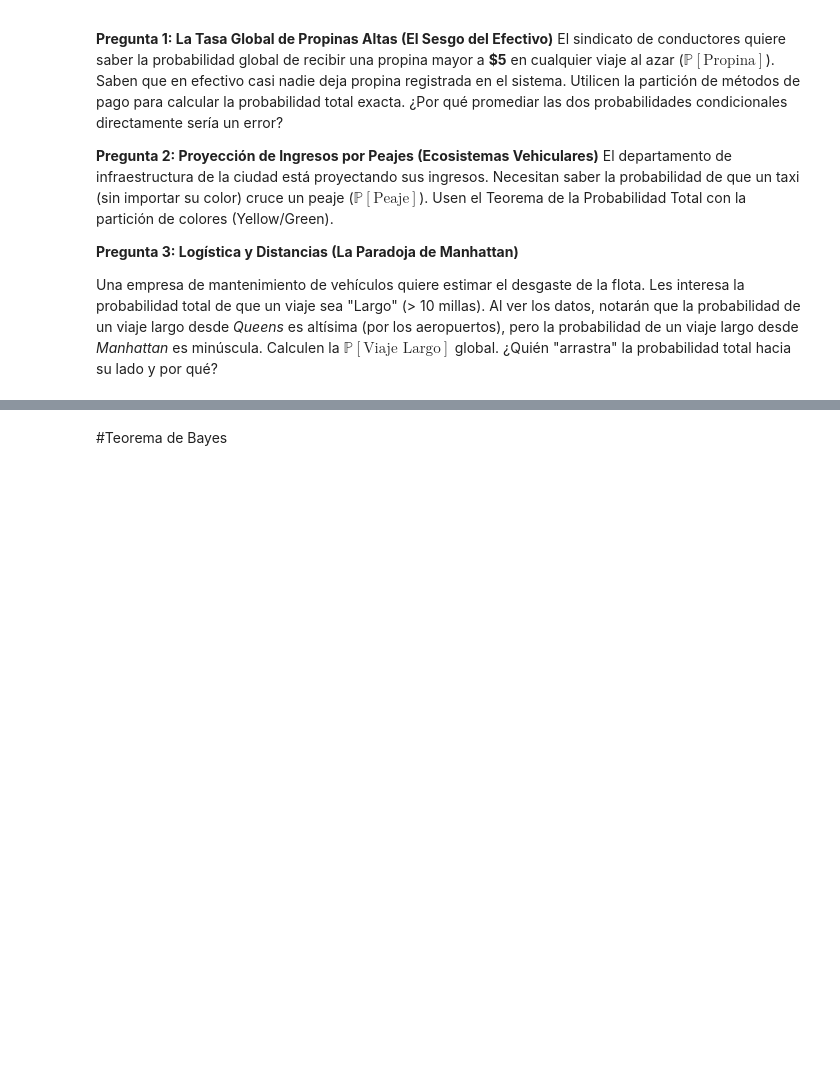
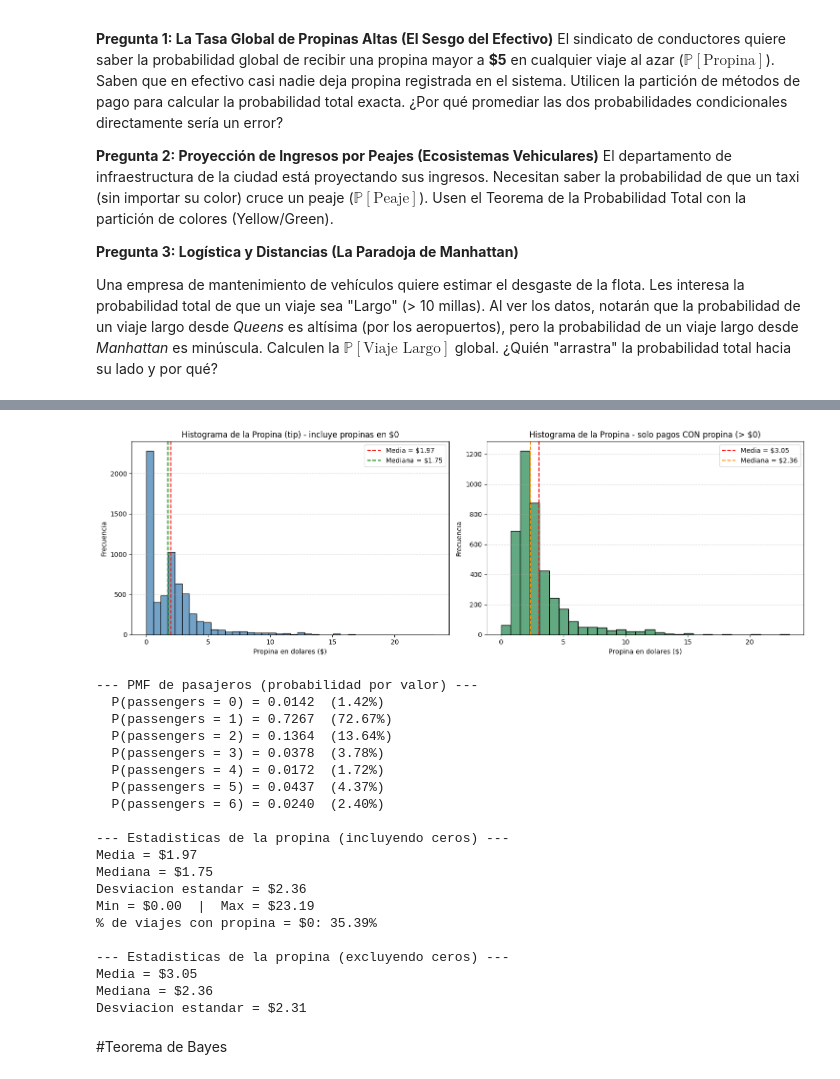
Before and after one commit to SamuelGJ0320/Actividades_EstApl, a Jupyter notebook: Sesion1/Sesión 1.ipynb, the cells around one changed output, grey strips where cells are left out. Drawn from its saved outputs; the diff is of its cells as text; code cells hidden in the pictures; blank space fills up the shorter version.

```diff
--- a/Sesion1/Sesión 1.ipynb
+++ b/Sesion1/Sesión 1.ipynb
@@ -291,3 +381,80 @@ df.head()
+# %%
+import seaborn as sns
+import matplotlib.pyplot as plt
+
+df = sns.load_dataset("taxis").dropna()
+
+fig, axes = plt.subplots(1, 2, figsize=(15, 5))
+
+# Histograma 1: Propina completa (0 a ~23 USD) con bins finos
+sns.histplot(data=df, x="tip", bins=40, color="steelblue",
+             edgecolor="black", ax=axes[0])
+axes[0].set_title("Histograma de la Propina (tip) - incluye propinas en $0")
+axes[0].set_xlabel("Propina en dolares ($)")
+axes[0].set_ylabel("Frecuencia")
+axes[0].axvline(df["tip"].mean(), color="red", linestyle="--",
+                label=f"Media = ${df['tip'].mean():.2f}")
+axes[0].axvline(df["tip"].median(), color="green", linestyle="--",
+                label=f"Mediana = ${df['tip'].median():.2f}")
+axes[0].legend()
+axes[0].grid(axis="y", linestyle="--", alpha=0.5)
+
+# Histograma 2: Propina SIN ceros (solo pagos con tarjeta) -> se ve la distribucion real
+df_con_tip = df[df["tip"] > 0]
+sns.histplot(data=df_con_tip, x="tip", bins=30, color="seagreen",
+             edgecolor="black", ax=axes[1])
+axes[1].set_title("Histograma de la Propina - solo pagos CON propina (> $0)")
+axes[1].set_xlabel("Propina en dolares ($)")
+axes[1].set_ylabel("Frecuencia")
+axes[1].axvline(df_con_tip["tip"].mean(), color="red", linestyle="--",
+                label=f"Media = ${df_con_tip['tip'].mean():.2f}")
+axes[1].axvline(df_con_tip["tip"].median(), color="darkorange", linestyle="--",
+                label=f"Mediana = ${df_con_tip['tip'].median():.2f}")
+axes[1].legend()
+axes[1].grid(axis="y", linestyle="--", alpha=0.5)
+
+plt.tight_layout()
+plt.show()
+
+# Resumen numerico
+print("--- PMF de pasajeros (probabilidad por valor) ---")
+pmf_pasajeros = df["passengers"].value_counts(normalize=True).sort_index()
+for k, p in pmf_pasajeros.items():
+    print(f"  P(passengers = {k}) = {p:.4f}  ({p*100:.2f}%)")
+
+print(f"\n--- Estadisticas de la propina (incluyendo ceros) ---")
+print(f"Media = ${df['tip'].mean():.2f}")
+print(f"Mediana = ${df['tip'].median():.2f}")
+print(f"Desviacion estandar = ${df['tip'].std():.2f}")
+print(f"Min = ${df['tip'].min():.2f}  |  Max = ${df['tip'].max():.2f}")
+print(f"% de viajes con propina = $0: {(df['tip']==0).mean()*100:.2f}%")
+
+print(f"\n--- Estadisticas de la propina (excluyendo ceros) ---")
+print(f"Media = ${df_con_tip['tip'].mean():.2f}")
+print(f"Mediana = ${df_con_tip['tip'].median():.2f}")
+print(f"Desviacion estandar = ${df_con_tip['tip'].std():.2f}")
+# %% [output]
+[figure, added]
+--- PMF de pasajeros (probabilidad por valor) ---
+  P(passengers = 0) = 0.0142  (1.42%)
+  P(passengers = 1) = 0.7267  (72.67%)
+  P(passengers = 2) = 0.1364  (13.64%)
+  P(passengers = 3) = 0.0378  (3.78%)
+  P(passengers = 4) = 0.0172  (1.72%)
+  P(passengers = 5) = 0.0437  (4.37%)
+  P(passengers = 6) = 0.0240  (2.40%)
+
+--- Estadisticas de la propina (incluyendo ceros) ---
+Media = $1.97
+Mediana = $1.75
+Desviacion estandar = $2.36
+Min = $0.00  |  Max = $23.19
+% de viajes con propina = $0: 35.39%
+
+--- Estadisticas de la propina (excluyendo ceros) ---
+Media = $3.05
+Mediana = $2.36
+Desviacion estandar = $2.31
 # %% [markdown]
 #Teorema de Bayes
 # %% [markdown]
```
Also changed, not shown: parts of 3 cells of this notebook.
